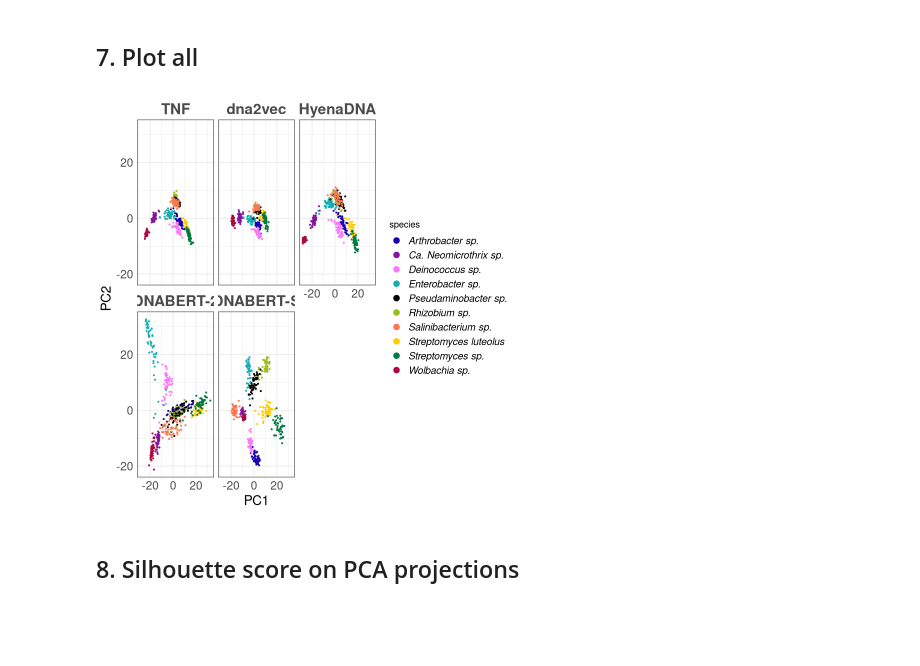
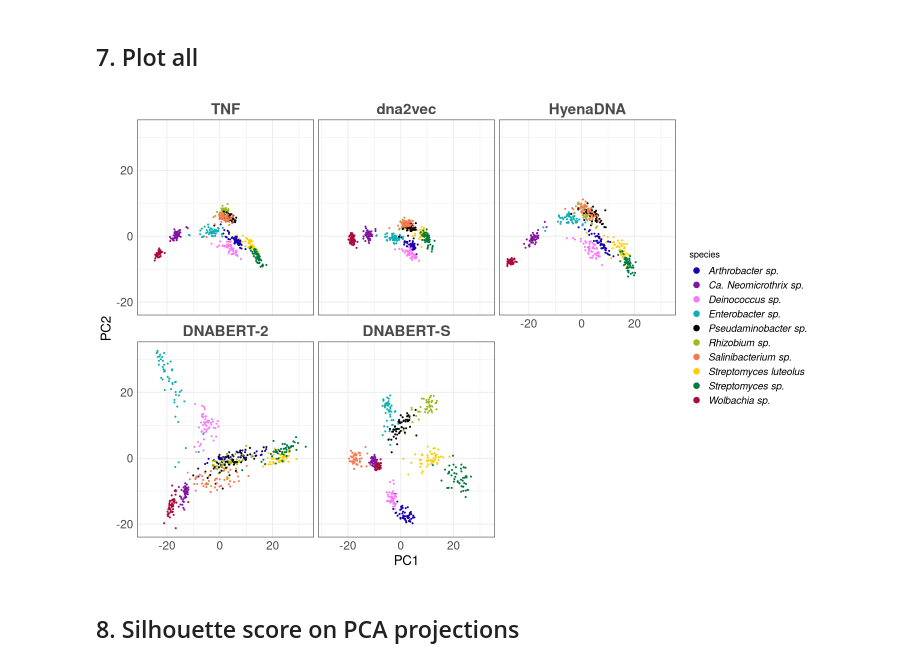
Before and after one commit to BioGraphs/DNA-Representation-Article-Juliette-Francis-2026, a Jupyter notebook: plots/pca_projection_figure_2.ipynb, the cells around one changed output. Drawn from its saved outputs; the diff is of its cells as text; code cells hidden in the pictures; blank space fills up the shorter version.

```diff
--- a/plots/pca_projection_figure_2.ipynb
+++ b/plots/pca_projection_figure_2.ipynb
@@ -195,25 +141,27 @@ dat_pca_proj_tnf$PCA <- "TNF"
 # %% [markdown]
 ## 7. Plot all
 # %%
+options(repr.plot.width = 12, repr.plot.height = 8)
+
 pca_all <- rbind(dat_pca_proj_dnaberts, dat_pca_proj_hyena, dat_pca_proj_dna2vec, dat_pca_proj_dnabert2, dat_pca_proj_tnf)
 
 pca_all$PCA <- factor(pca_all$PCA, levels = c("TNF", "dna2vec", "HyenaDNA", "DNABERT-2", "DNABERT-S"))
 
 plot_all <- ggplot(pca_all, aes(x = PC1, y = PC2, color = species_new)) +
   geom_point(size = 0.5) +
   facet_wrap(~ PCA, nrow = 2) +
   labs(x = "PC1", y = "PC2", color = "species") +
   theme_minimal() +
   theme(legend.position = "right",
         panel.border = element_rect(colour = "black", fill = NA, linewidth = 0.25),
         legend.text = element_text(size = 12, face = "italic"),
         strip.text = element_text(size = 18, face = "bold", colour = "#4b4b4b"),
         axis.text=element_text(size=14),
         axis.title=element_text(size=16)) +
   scale_color_manual(values = palette)+
   guides(color = guide_legend(override.aes = list(size = 3)))
 
 plot_all
 # %% [output]
-[figure, old version]
+[figure, new version]
 # %%
```
Also changed, not shown: parts of 9 cells of this notebook, 6 other files.
